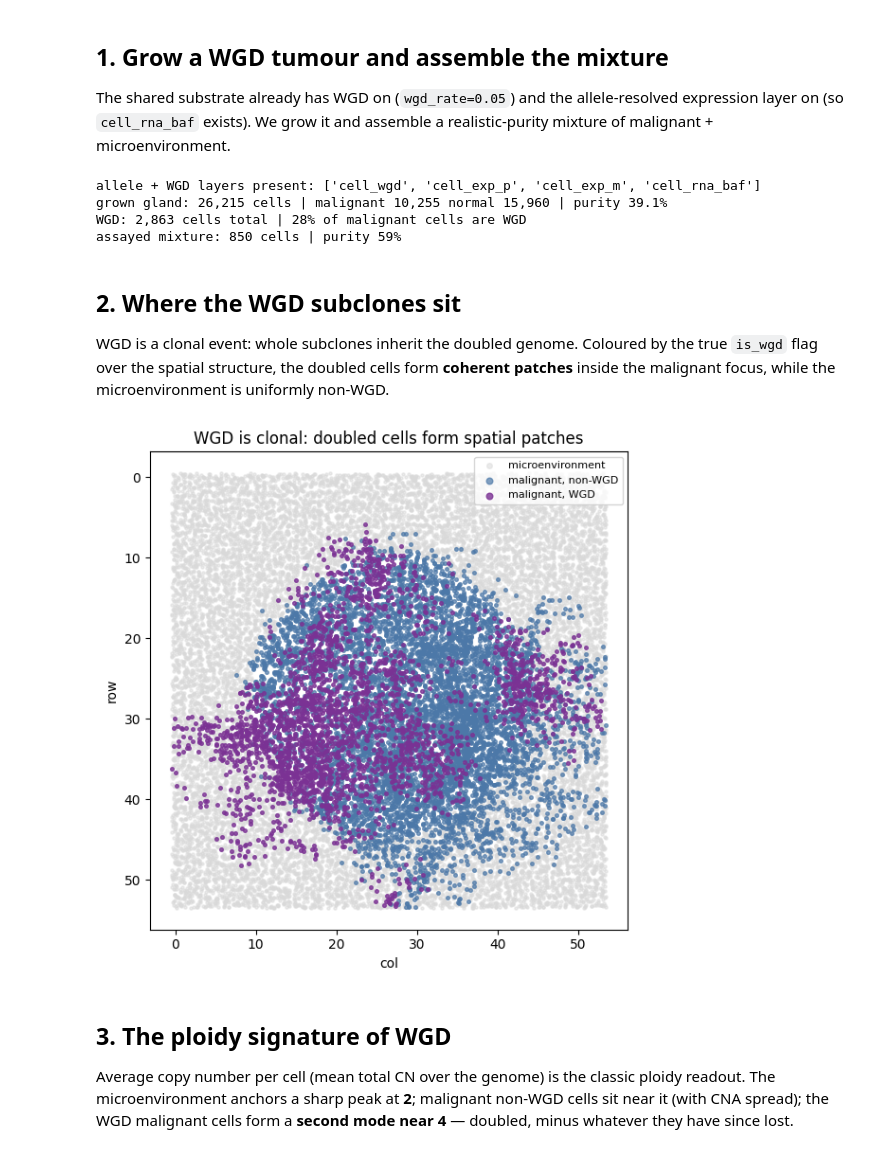
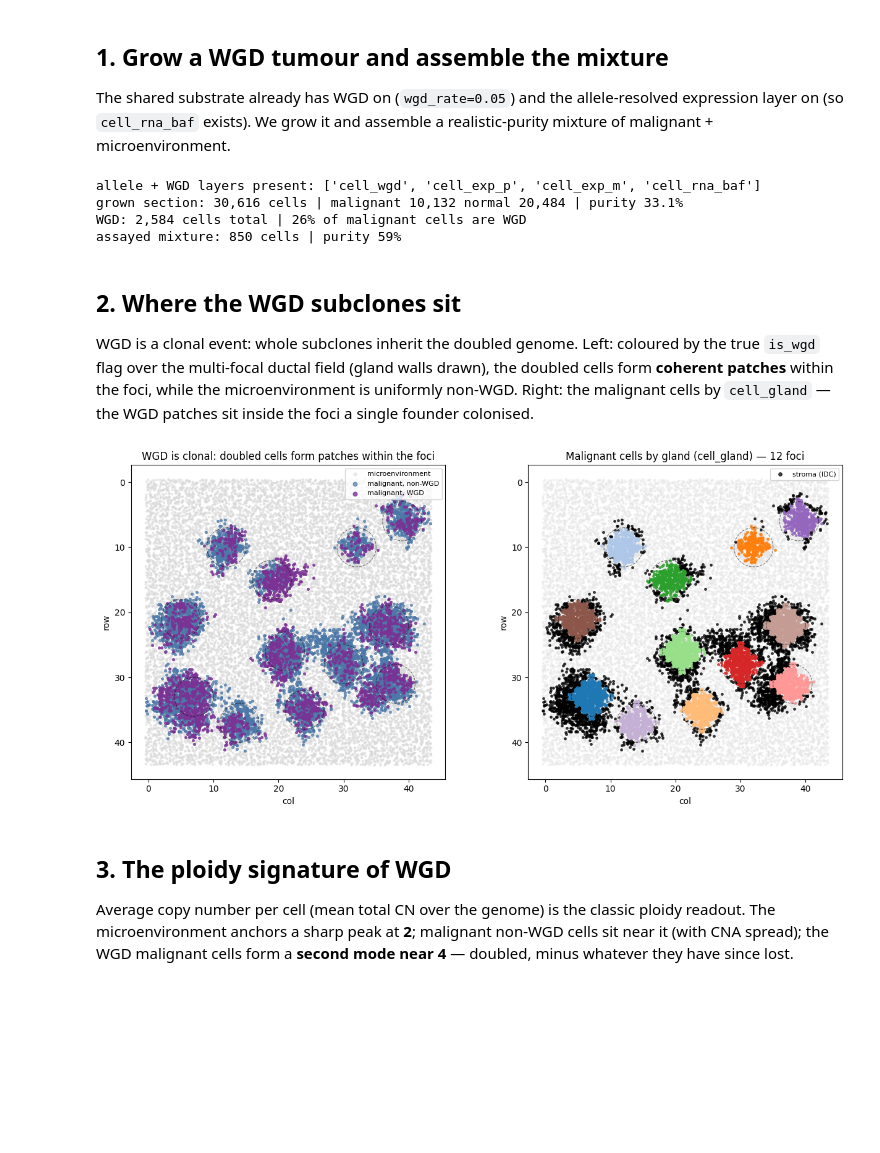
Before and after one commit to pedrofale/iscc, a Jupyter notebook: notebooks/wgd_allele_cna.ipynb, the cells around one changed output. Cells and saved outputs as stored; diff of their text form; code cells hidden in the pictures; blank space fills up the shorter version.

```diff
--- a/notebooks/wgd_allele_cna.ipynb
+++ b/notebooks/wgd_allele_cna.ipynb
@@ -55,7 +55,7 @@ is_cancer = types == "cancer"
 is_wgd = cd["cell_wgd"]["is_wgd"].values
 print("allele + WGD layers present:",
       [k for k in cd if k in ("cell_wgd", "cell_rna_baf", "cell_exp_p", "cell_exp_m")])
-print(f"grown gland: {len(types):,} cells | malignant {is_cancer.sum():,} "
+print(f"grown section: {len(types):,} cells | malignant {is_cancer.sum():,} "
       f"normal {(~is_cancer).sum():,} | purity {is_cancer.mean():.1%}")
 print(f"WGD: {is_wgd.sum():,} cells total | {is_wgd[is_cancer].mean():.0%} of malignant cells are WGD")
 
@@ -68,34 +68,51 @@ mix_pos = np.array([pos[c] for c in mixture])
 print(f"assayed mixture: {len(mixture)} cells | purity {len(cancer_cells)/len(mixture):.0%}")
 # %% [output]
 allele + WGD layers present: ['cell_wgd', 'cell_exp_p', 'cell_exp_m', 'cell_rna_baf']
-grown gland: 26,215 cells | malignant 10,255 normal 15,960 | purity 39.1%
-WGD: 2,863 cells total | 28% of malignant cells are WGD
+grown section: 30,616 cells | malignant 10,132 normal 20,484 | purity 33.1%
+WGD: 2,584 cells total | 26% of malignant cells are WGD
 assayed mixture: 850 cells | purity 59%
 # %% [markdown]
 ## 2. Where the WGD subclones sit
 
-WGD is a clonal event: whole subclones inherit the doubled genome. Coloured by the true `is_wgd` flag
-over the spatial structure, the doubled cells form **coherent patches** inside the malignant focus,
-while the microenvironment is uniformly non-WGD.
+WGD is a clonal event: whole subclones inherit the doubled genome. Left: coloured by the true `is_wgd`
+flag over the multi-focal ductal field (gland walls drawn), the doubled cells form **coherent patches**
+within the foci, while the microenvironment is uniformly non-WGD. Right: the malignant cells by
+`cell_gland` — the WGD patches sit inside the foci a single founder colonised.
 # %%
 crd = cd["cell_crd"]
 jit = np.random.default_rng(1)
 jx = crd["col"].values + jit.uniform(-0.45, 0.45, len(crd))
 jy = crd["row"].values + jit.uniform(-0.45, 0.45, len(crd))
+gland = B.cell_gland(t)
 
-fig, ax = plt.subplots(figsize=(6.8, 6))
-ax.scatter(jx[~is_cancer], jy[~is_cancer], s=5, c="0.85", alpha=0.5, label="microenvironment")
-ax.scatter(jx[is_cancer & ~is_wgd], jy[is_cancer & ~is_wgd], s=7, c="#4c78a8", alpha=0.7,
-           label="malignant, non-WGD")
-ax.scatter(jx[is_cancer & is_wgd], jy[is_cancer & is_wgd], s=7, c="#7b3294", alpha=0.8,
-           label="malignant, WGD")
-ax.set_aspect("equal"); ax.invert_yaxis()
-ax.legend(fontsize=8, markerscale=1.8, loc="upper right")
-ax.set_title("WGD is clonal: doubled cells form spatial patches")
-ax.set_xlabel("col"); ax.set_ylabel("row")
+fig, axes = plt.subplots(1, 2, figsize=(13, 6))
+axes[0].scatter(jx[~is_cancer], jy[~is_cancer], s=4, c="0.85", alpha=0.5, label="microenvironment")
+axes[0].scatter(jx[is_cancer & ~is_wgd], jy[is_cancer & ~is_wgd], s=7, c="#4c78a8", alpha=0.7,
+                label="malignant, non-WGD")
+axes[0].scatter(jx[is_cancer & is_wgd], jy[is_cancer & is_wgd], s=7, c="#7b3294", alpha=0.8,
+                label="malignant, WGD")
+B.draw_glands(axes[0], t)
+axes[0].set_aspect("equal"); axes[0].invert_yaxis()
+axes[0].legend(fontsize=8, markerscale=1.8, loc="upper right")
+axes[0].set_title("WGD is clonal: doubled cells form patches within the foci")
+axes[0].set_xlabel("col"); axes[0].set_ylabel("row")
+
+cmap = plt.get_cmap("tab20")
+gvals = gland[is_cancer]
+axes[1].scatter(jx[~is_cancer], jy[~is_cancer], s=4, c="0.9", alpha=0.4)
+axes[1].scatter(jx[is_cancer][gvals == -1], jy[is_cancer][gvals == -1], s=6, c="k", alpha=0.7,
+                label="stroma (IDC)")
+for g in sorted(set(gvals[gvals >= 0])):
+    m = gvals == g
+    axes[1].scatter(jx[is_cancer][m], jy[is_cancer][m], s=6, color=cmap(int(g) % 20), alpha=0.8)
+B.draw_glands(axes[1], t)
+axes[1].set_aspect("equal"); axes[1].invert_yaxis()
+axes[1].legend(fontsize=8, markerscale=1.6, loc="upper right")
+axes[1].set_title(f"Malignant cells by gland (cell_gland) — {len(B.glands_colonised(t))} foci")
+axes[1].set_xlabel("col"); axes[1].set_ylabel("row")
 plt.tight_layout()
 # %% [output]
-[figure, old version]
+[figure, new version]
 # %% [markdown]
 ## 3. The ploidy signature of WGD
 
```
Also changed, not shown: parts of 3 cells of this notebook, 11 other files.
